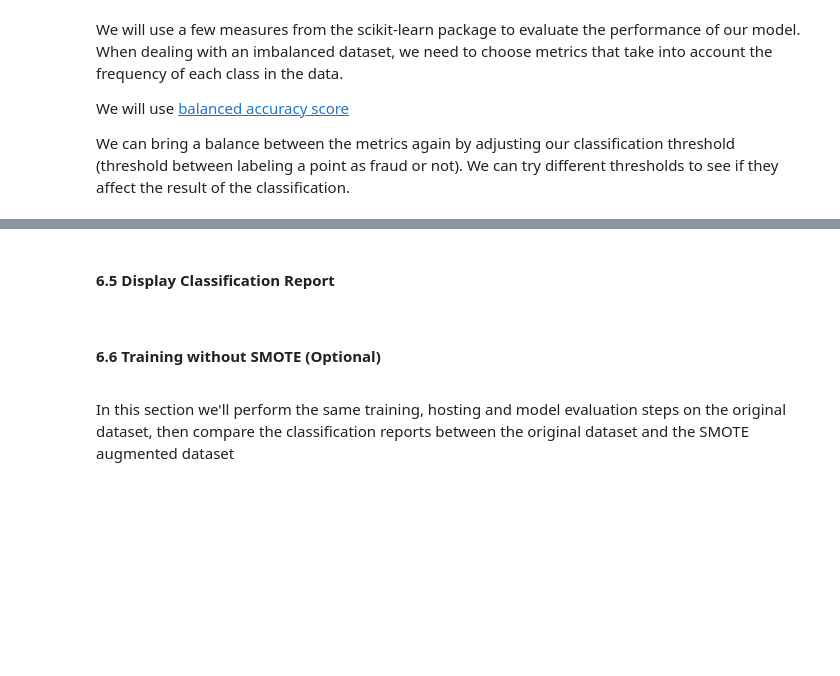
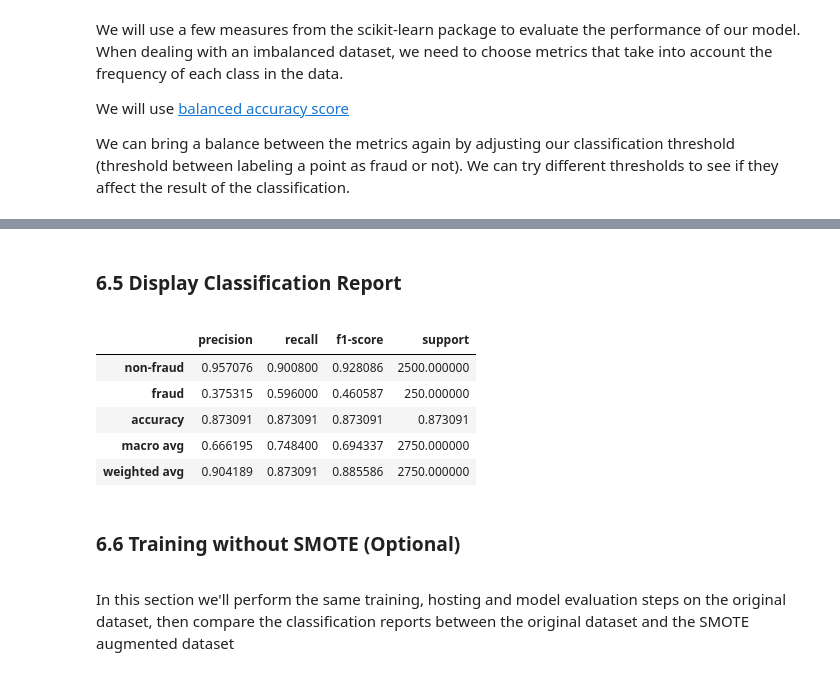
Before and after one commit to aws-samples/wwps-payment-integrity-solutions, a Jupyter notebook: reinvent_2022/classification.ipynb, the cells around one changed output, grey strips where cells are left out. Saved outputs shown, nothing was run; the diff lists cells and outputs as text; code cells hidden in the pictures; blank space fills up the shorter version.

```diff
--- a/reinvent_2022/classification.ipynb
+++ b/reinvent_2022/classification.ipynb
@@ -304,0 +294,15 @@ xgb_predictor = clf.deploy(initial_instance_count=1,
+# %%
+# Set the directory path in S3
+subdir = '{}/smote'.format(lab_name)
+
+train_path = session.upload_data(
+    path="{}/train.csv".format(data_dir), bucket=bucket, key_prefix='{}/{}/training'.format(prefix, subdir)
+)
+
+validation_path = session.upload_data(
+    path="{}/validation.csv".format(data_dir), bucket=bucket, key_prefix='{}/{}/validation'.format(prefix, subdir)
+)
+
+test_path = session.upload_data(
+    path="{}/test.csv".format(data_dir), bucket=bucket, key_prefix='{}/{}/testing'.format(prefix, subdir)
+)
@@ -304,0 +321,3 @@ xgb_predictor = clf.deploy(initial_instance_count=1,
+# %%
+output_location = 's3://{}/{}/{}/output/'.format(bucket, prefix, subdir)
+print('The S3 URI for model artifacts is: {}'.format(output_location))
@@ -304,0 +412,8 @@ xgb_predictor = clf.deploy(initial_instance_count=1,
+# %%
+# Serialize data to a CSV-formatted string
+csv_serializer = CSVSerializer()
+
+# Create a real-time inference endpoint that hosts our trained model
+xgb_predictor = clf.deploy(initial_instance_count=1,
+                       instance_type='ml.m5.xlarge',
+                       serializer=csv_serializer)
@@ -356,11 +482,10 @@ We can bring a balance between the metrics again by adjusting our classification
 proposed_treshold = 0.0
 proposed_score = 0.0
 
-for thres in np.linspace(0.1, 0.99, num=10):
+# Iterate over 1000 values between 0.1 and 0.99 to find the maximum balanced accuracy score and classification threshold
+for thres in np.linspace(0.1, 0.99, num=1000):
     smote_thres_preds = np.where(raw_preds > thres, 1, 0)
     score = balanced_accuracy_score(y_test, smote_thres_preds)
-    print("Threshold: {:.1f}".format(thres))
-    print("Balanced accuracy = {:.3f}".format(score))
 
     # Set the max score
     if proposed_score <= score:
@@ -395,3 +535,3 @@ plot_confusion_matrix(y_test, y_preds)
 # %% [markdown]
-#### 6.5 Display Classification Report
+### 6.5 Display Classification Report
 <a id=section_6_5></a>
@@ -412,5 +538,20 @@ df_classification_report_smote
+# %%
+# Create a report showing the main classification metrics
+smote_cls_rpt = classification_report(
+    y_test, y_preds, target_names=['non-fraud', 'fraud'], digits=4, output_dict=True)
+
+# Render as DataFrame
+df_smote_cls_rpt = pd.DataFrame(smote_cls_rpt)
+df_smote_cls_rpt.T
+# %% [output]
+|  | precision | recall | f1-score | support |
+| non-fraud | 0.957076 | 0.900800 | 0.928086 | 2500.000000 |
+| fraud | 0.375315 | 0.596000 | 0.460587 | 250.000000 |
+| accuracy | 0.873091 | 0.873091 | 0.873091 | 0.873091 |
+| macro avg | 0.666195 | 0.748400 | 0.694337 | 2750.000000 |
+| weighted avg | 0.904189 | 0.873091 | 0.885586 | 2750.000000 |
 # %% [markdown]
-#### 6.6 Training without SMOTE (Optional)
+### 6.6 Training without SMOTE (Optional)
 <a id=section_6_6></a>
 # %% [markdown]
 In this section we'll perform the same training, hosting and model evaluation steps on the original dataset, then compare the classification reports between the original dataset and the SMOTE augmented dataset
```
Also changed, not shown: parts of 146 cells of this notebook.
